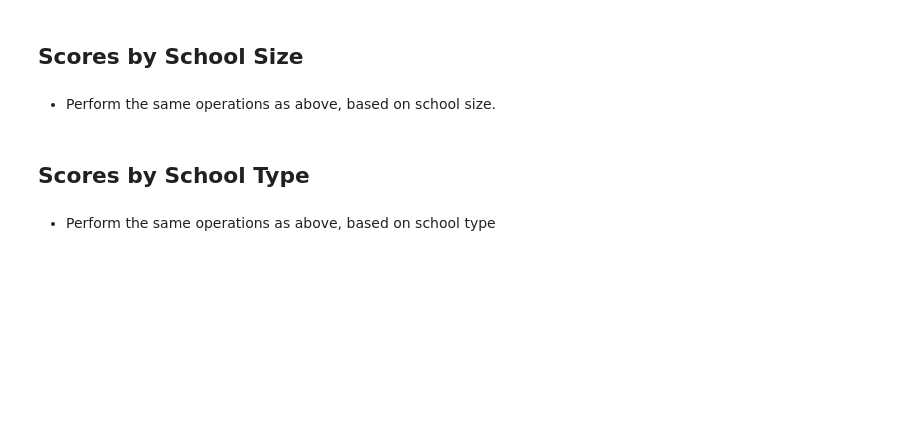
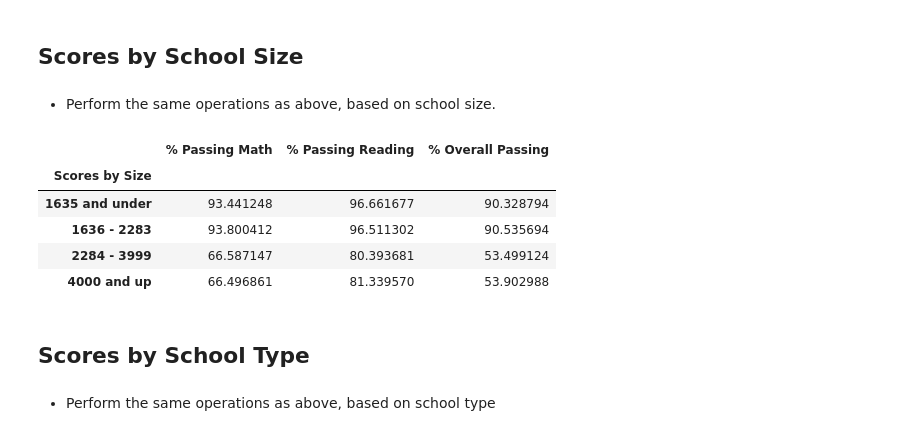
Before and after one commit to gigilynne/pandas-challenge, a Jupyter notebook: PyCitySchools/PyCitySchools_starter.ipynb, the cells around one changed output. Drawn from its saved outputs; the diff is of its cells as text; code cells hidden in the pictures; blank space fills up the shorter version.

```diff
--- a/PyCitySchools/PyCitySchools_starter.ipynb
+++ b/PyCitySchools/PyCitySchools_starter.ipynb
@@ -545,18 +545,25 @@ psb_sort
 # %% [markdown]
 * Perform the same operations as above, based on school size.
 # %%
-# # create 4 bins to group the school size - sorted all schools and grouped by 4
-# per_stu_spend_bins = [0, 585, 628, 644, 655]
-# group_names = ["under $585", "$586-628", "$629-644", "$645-655"]
+# create 4 bins to group the school size - sorted all schools and grouped by 4
+size_bins = [0, 1635, 2283, 3999, 4976]
+group_names = ["1635 and under", "1636 - 2283", "2284 - 3999", "4000 and up"]
 
-# # build the df using the bins, and the merged df
-# #School_summary_df = School_summary_df.drop(columns=['Total Students','Per Student Budget','Total School Budget'])
-# School_summary_df["Spend Range Per Student"]=pd.cut(budget_per_stu, per_stu_spend_bins,
-#                                             labels=group_names, include_lowest=True)
+# build the df using the bins, and the merged df
+School_summary_df = School_summary_df.drop(columns=['Total Students','Per Student Budget','Total School Budget'])
+School_summary_df["Scores by Size"]=pd.cut(group_students, size_bins,
+                                            labels=group_names, include_lowest=True)
 
-# #show the df grouped by the spending
-# scores_by_spend = School_summary_df.groupby(["Spend Range Per Student"]).mean()
-# scores_by_spend
+#show the df grouped by the spending
+scores_by_size = School_summary_df.groupby(["Scores by Size"]).mean()
+scores_by_size
+# %% [output]
+|  | % Passing Math | % Passing Reading | % Overall Passing |
+| Scores by Size |  |  |  |
+| 1635 and under | 93.441248 | 96.661677 | 90.328794 |
+| 1636 - 2283 | 93.800412 | 96.511302 | 90.535694 |
+| 2284 - 3999 | 66.587147 | 80.393681 | 53.499124 |
+| 4000 and up | 66.496861 | 81.339570 | 53.902988 |
 # %% [markdown]
 ## Scores by School Type
 # %% [markdown]
```
